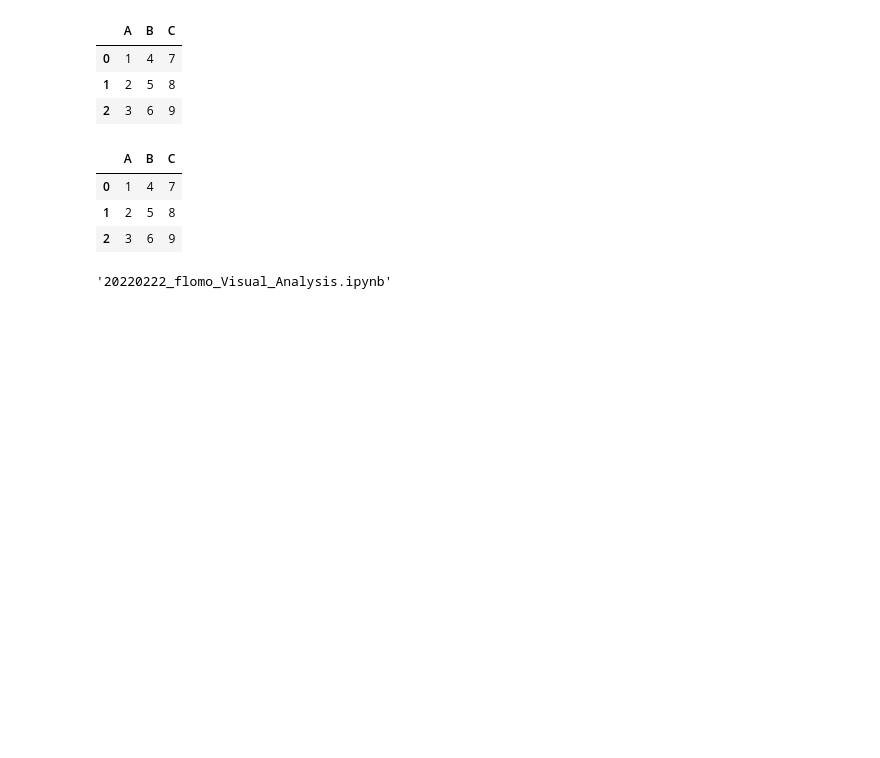
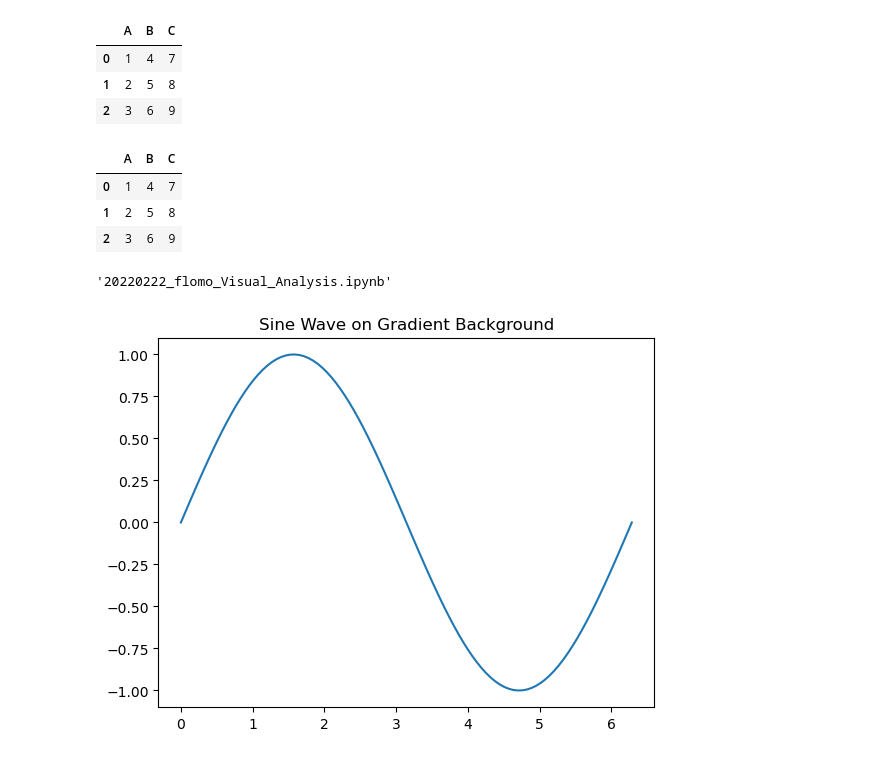
Before and after one commit to Allwillcome/--_----, a Jupyter notebook: Notes/temp.ipynb, the cells around one changed output. Cells and saved outputs as stored; diff of their text form; code cells hidden in the pictures; blank space fills up the shorter version.

```diff
--- a/Notes/temp.ipynb
+++ b/Notes/temp.ipynb
@@ -107,0 +106,24 @@ re.search()
+# %%
+import matplotlib.pyplot as plt
+import numpy as np
+
+# 创建一个 100x100 的二维数组，每个元素的值为从 0 到 1 的随机数
+data = np.random.rand(100, 100)
+
+# 创建一个新的 figure 和 axes 对象
+fig, ax = plt.subplots()
+
+# 绘制一个填充整个画布的矩形，并将其作为背景
+#ax.imshow(data, cmap='Blues', extent=[0, 13, 0, 13], alpha=0.01, aspect='auto', zorder=-1)
+
+# 绘制正弦曲线
+x = np.linspace(0, 2*np.pi, 100)
+y = np.sin(x)
+ax.plot(x, y)
+
+# 设置 plot 的标题
+ax.set_title('Sine Wave on Gradient Background')
+
+plt.show()
+# %% [output]
+[figure, added]
```
Also changed, not shown: parts of 4 cells of this notebook, 1 other file.
